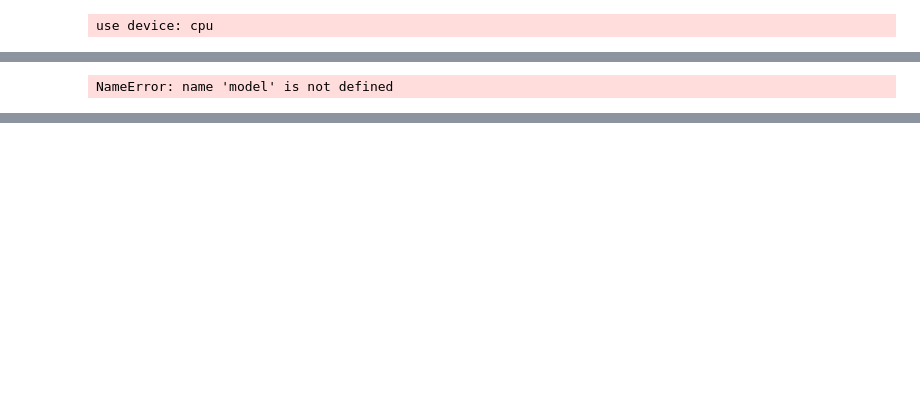
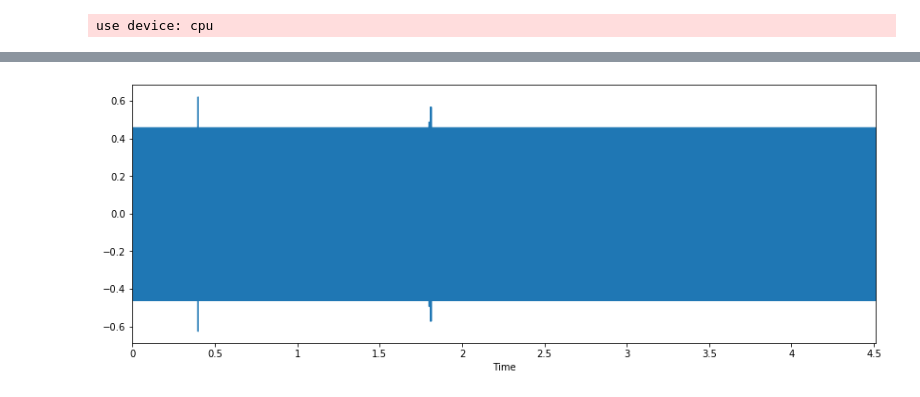
Before and after one commit to WellsCui/pytorch-wavenet, a Jupyter notebook: wave_net.ipynb, the cells around one changed output, grey strips where cells are left out. Drawn from its saved outputs; the diff is of its cells as text; code cells hidden in the pictures; blank space fills up the shorter version.

Commit message:
reconstruct model

```diff
--- a/wave_net.ipynb
+++ b/wave_net.ipynb
@@ -63,9 +93,12 @@ KeyboardInterrupt:
 # https://musicinformationretrieval.com/ipython_audio.html
 # https://github.com/librosa/tutorial/blob/master/Librosa%20tutorial.ipynb
 
+voices=load_voices_files(['dataset/train/LJ050-0274.wav'])
+voices=get_voices_labels(voices)
+
 plt.figure(figsize=(14, 5))
-outputs, lengths = model(voices, context)
-reconstructed_voices = model.reconstruct_from_output(outputs, lengths)
+outputs = model(voices, None)
+reconstructed_voices = model.reconstruct_from_output(outputs)
 # reconstructed_voices = reconstructed_voices / (65,536/2)
 x = reconstructed_voices[0] / (65536/2)
 x = x.cpu().detach().numpy()
@@ -73,4 +106,3 @@ x = x.cpu().detach().numpy()
 librosa.display.waveplot(x, sr=22000)
 ipd.Audio(x, rate=22000)
 # %% [output]
-NameError: name 'model' is not defined
@@ -77,2 +110,3 @@ NameError: name 'model' is not defined
+[figure, added]
 # %%
 X = librosa.stft(x)
```
Also changed, not shown: parts of 7 cells of this notebook, 2 other files.
